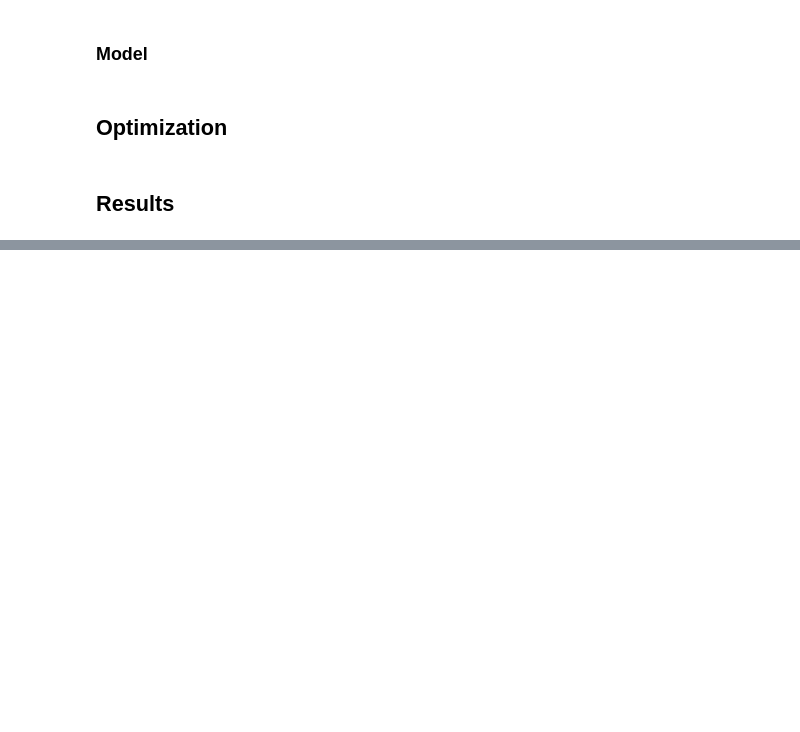
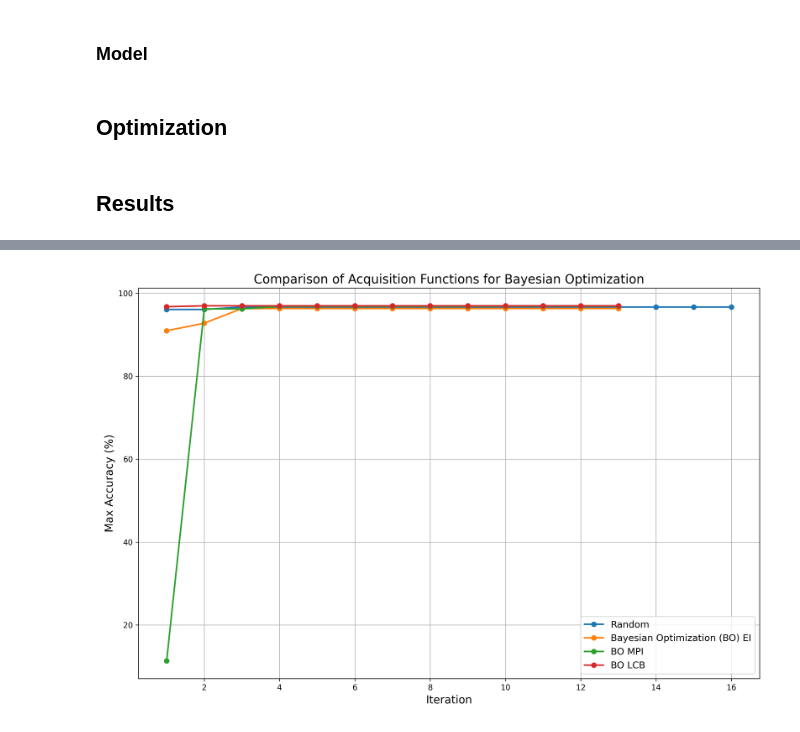
Before and after one commit to ChrAN103/Baysian_Optimization, a Jupyter notebook: project.ipynb, the cells around one changed output, grey strips where cells are left out. Drawn from its saved outputs; the diff is of its cells as text; code cells hidden in the pictures; blank space fills up the shorter version.

```diff
--- a/project.ipynb
+++ b/project.ipynb
@@ -412,2 +413,7 @@ BO LCB: 93.66% (iteration 1)
 
 Results saved to 'plots' directory.
+# %%
+from IPython.display import Image
+Image(filename='plots/acquisition_function_comparison.png')
+# %% [output]
+[figure, added]
```
Also changed, not shown: parts of 4 cells of this notebook.
